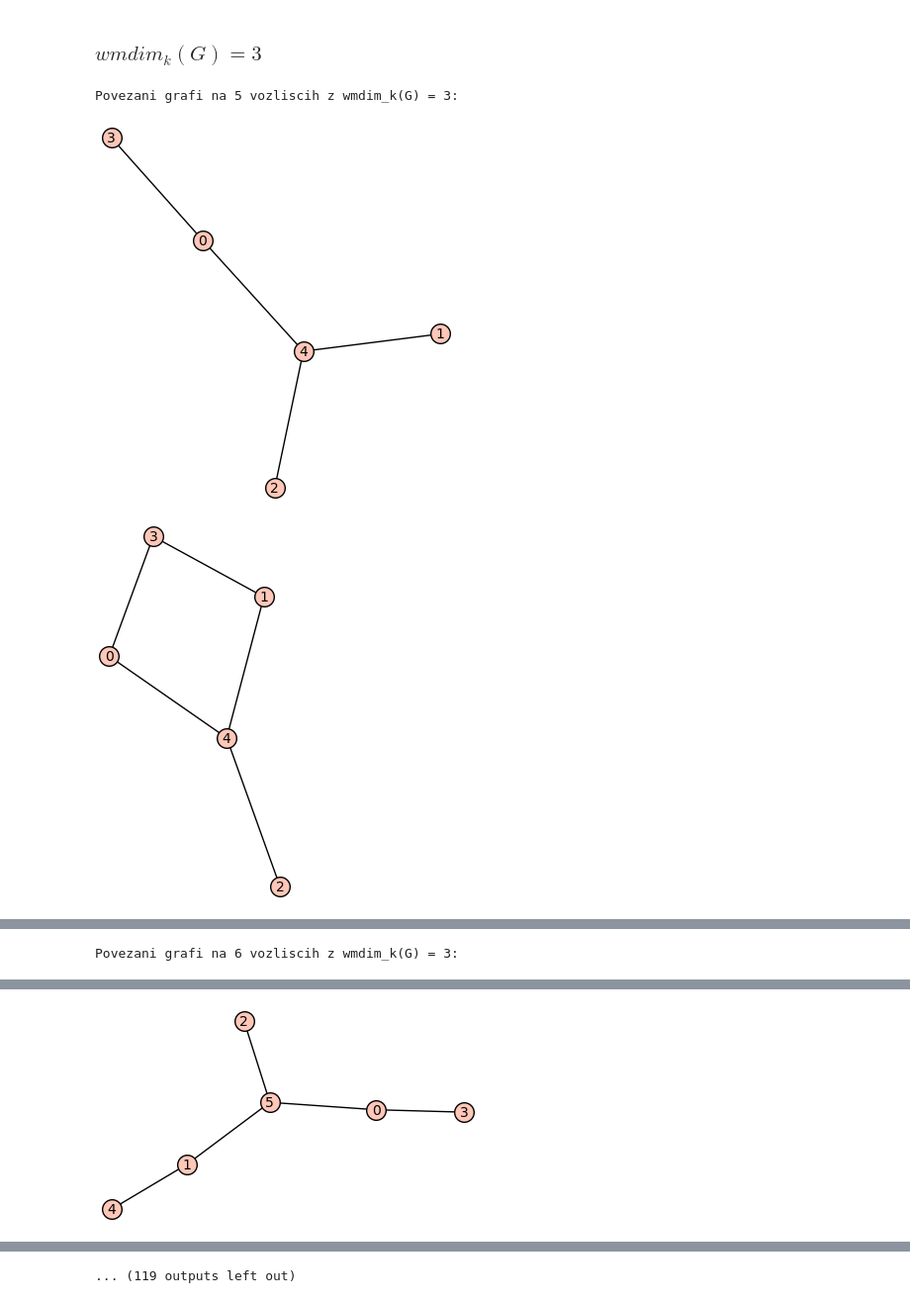
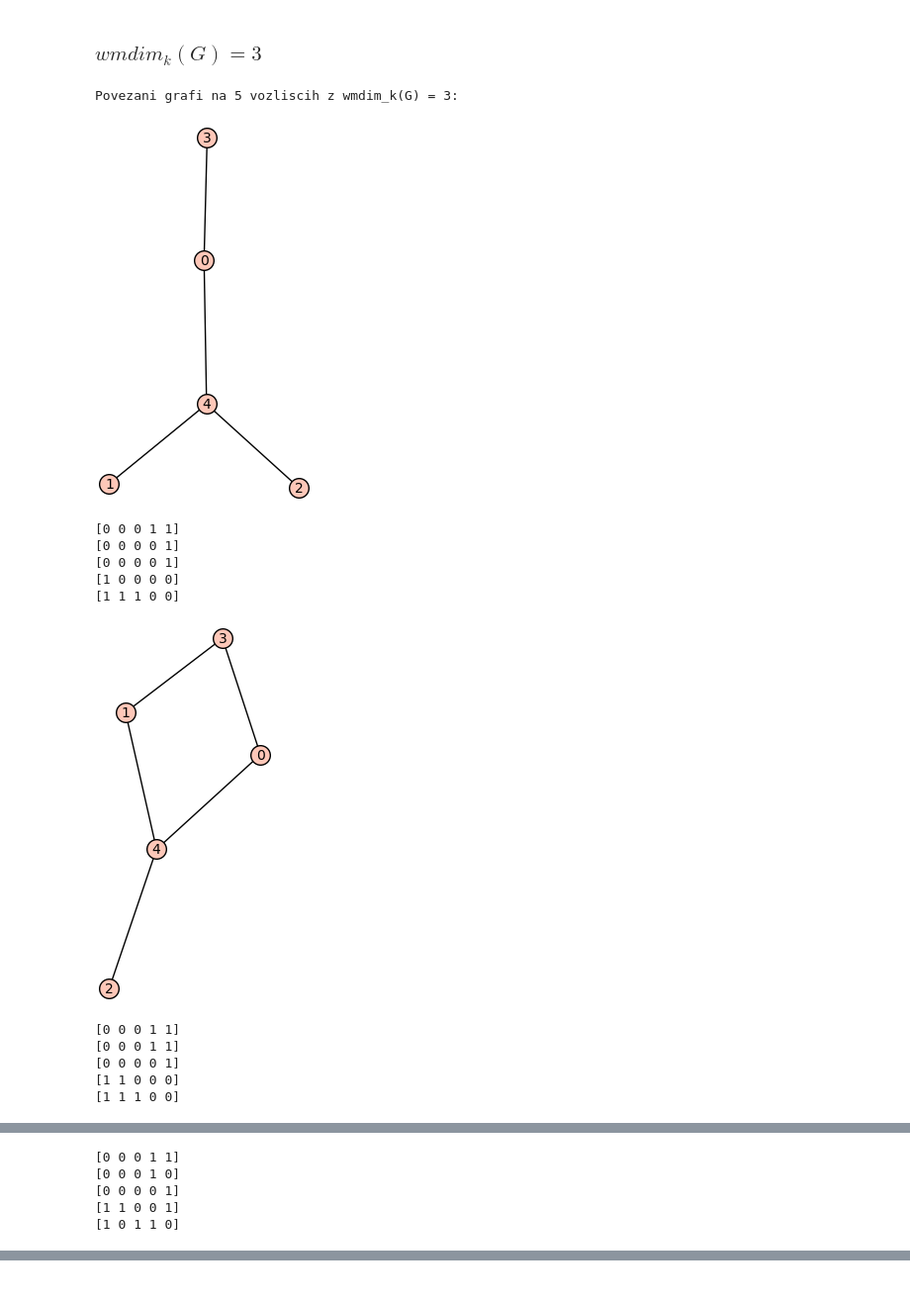
Before and after one commit to lanmedle/Weak-Mixed-kMetric-Dimension, a Jupyter notebook: druga_naloga1.ipynb, the cells around one changed output, grey strips where cells are left out. Shown at 99% size. Saved outputs shown, nothing was run; the diff lists cells and outputs as text; code cells hidden in the pictures.

```diff
--- a/druga_naloga1.ipynb
+++ b/druga_naloga1.ipynb
@@ -112,8 +113,18 @@ Za $wmdim_k(G) = 2$, so grafi poti.
 # %% [markdown]
 ### $wmdim_k(G) = 3$
 # %%
-poisci_grafe_z_wmdim_k_n(5, 8, 3)
+poisci_grafe_z_wmdim_k_n(5, 6, 3)
 # %% [output]
 Povezani grafi na 5 vozliscih z wmdim_k(G) = 3:
-[figure, old version]
+[figure, new version]
+[0 0 0 1 1]
+[0 0 0 0 1]
+[0 0 0 0 1]
+[1 0 0 0 0]
+[1 1 1 0 0]
-[figure, old version]
+[figure, new version]
+[0 0 0 1 1]
+[0 0 0 1 1]
+[0 0 0 0 1]
+[1 1 0 0 0]
+[1 1 1 0 0]
@@ -120,0 +132,5 @@ Povezani grafi na 5 vozliscih z wmdim_k(G) = 3:
+[0 0 0 1 1]
+[0 0 0 1 0]
+[0 0 0 0 1]
+[1 1 0 0 1]
+[1 0 1 1 0]
@@ -124 +149,0 @@ Povezani grafi na 5 vozliscih z wmdim_k(G) = 3:
-Povezani grafi na 6 vozliscih z wmdim_k(G) = 3:
@@ -127 +149,0 @@ Povezani grafi na 6 vozliscih z wmdim_k(G) = 3:
-[figure, removed]
@@ -129 +149,0 @@ Povezani grafi na 6 vozliscih z wmdim_k(G) = 3:
-... (119 outputs left out)
```
Also changed, not shown: parts of 2 cells of this notebook, 2 other files.
